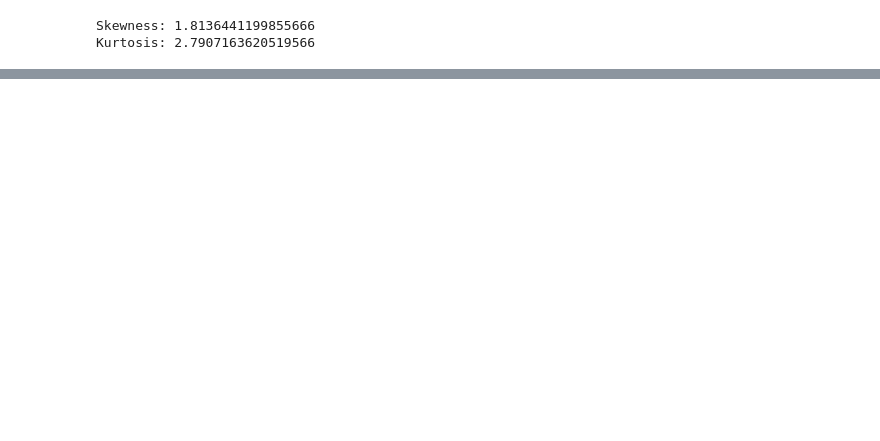
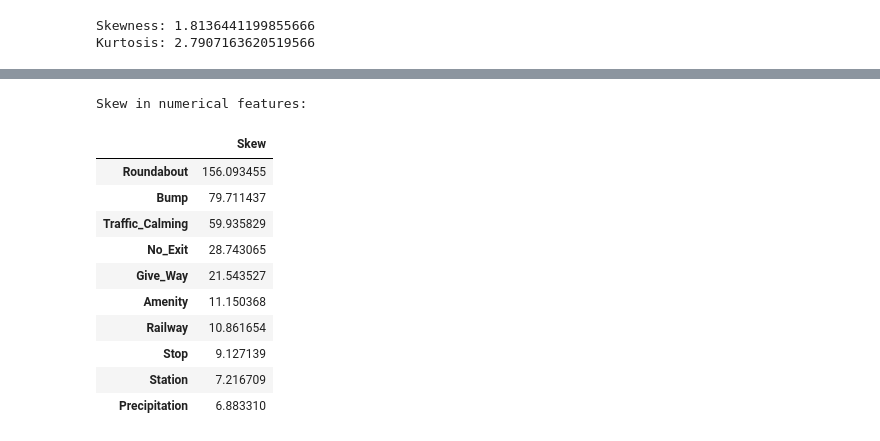
Before and after one commit to ChauHuynh1/severity_US_car_accident, a Jupyter notebook: TrafficAccident.ipynb, the cells around one changed output, grey strips where cells are left out. Drawn from its saved outputs; the diff is of its cells as text; code cells hidden in the pictures; blank space fills up the shorter version.

```diff
--- a/TrafficAccident.ipynb
+++ b/TrafficAccident.ipynb
@@ -2586,0 +2594,21 @@ To quantify the pairwise relationships, I compute the Pearson correlation coeffi
+# %%
+numeric_feats = train.dtypes[train.dtypes != "object"].index
+
+# Check the skew of all numerical features
+skewed_feats = train[numeric_feats].apply(lambda x: skew(x.dropna())).sort_values(ascending=False)
+print("\nSkew in numerical features: \n")
+skewness = pd.DataFrame({'Skew' :skewed_feats})
+skewness.head(10)
+# %% [output]
+Skew in numerical features:
+|  | Skew |
+| Roundabout | 156.093455 |
+| Bump | 79.711437 |
+| Traffic_Calming | 59.935829 |
+| No_Exit | 28.743065 |
+| Give_Way | 21.543527 |
+| Amenity | 11.150368 |
+| Railway | 10.861654 |
+| Stop | 9.127139 |
+| Station | 7.216709 |
+| Precipitation | 6.883310 |
```
Also changed, not shown: parts of 79 cells of this notebook, 1 other file.
